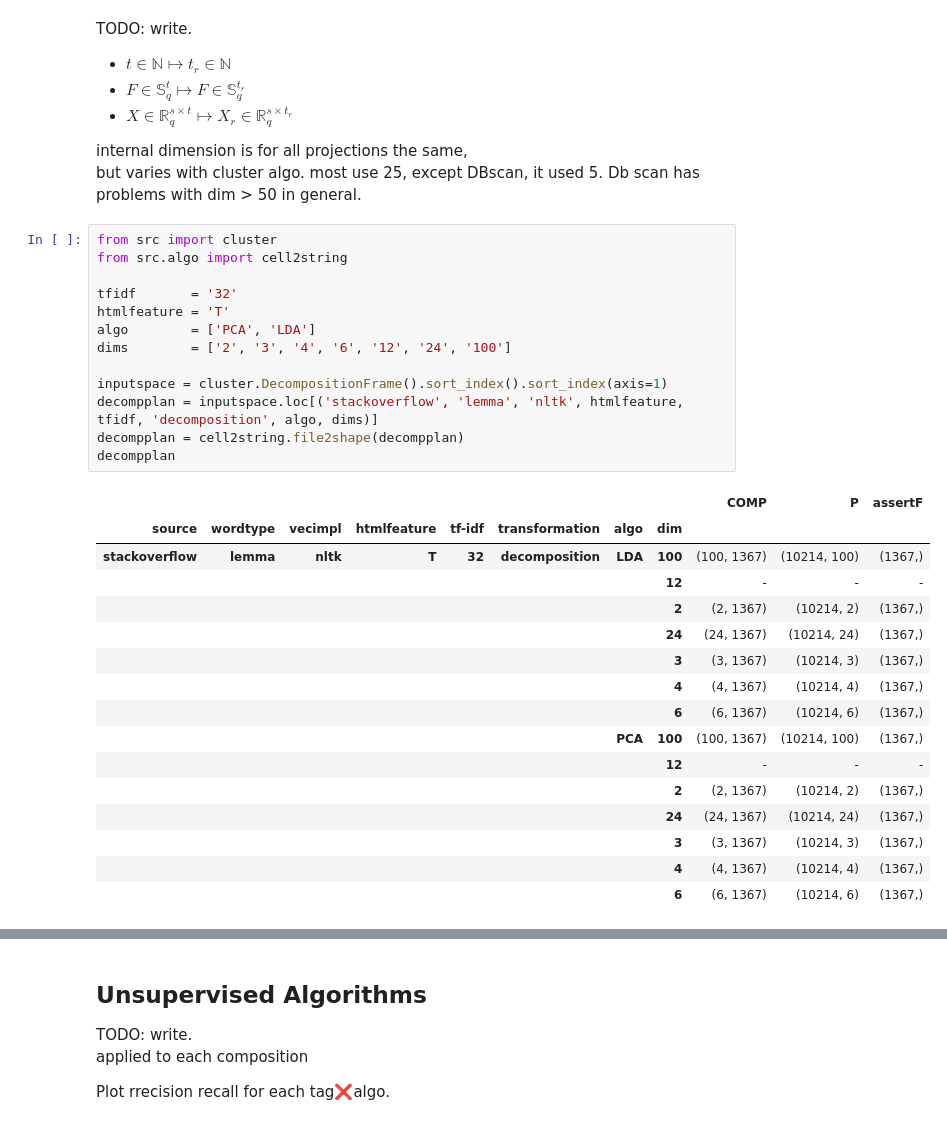
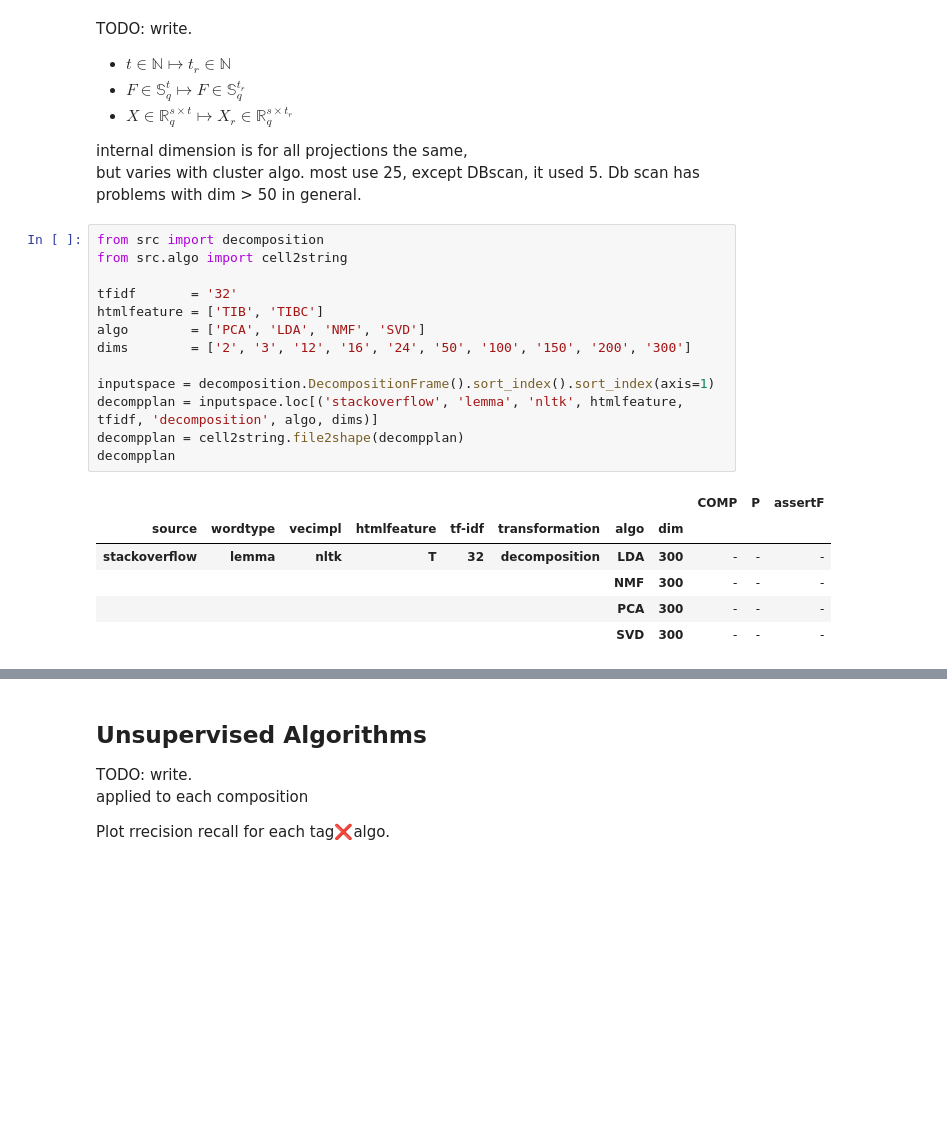
Before and after one commit to glouwa/StackOverflowTopicClustering, a Jupyter notebook: cluster.ipynb, the cells around one changed output, grey strips where cells are left out. Cells and saved outputs as stored; diff of their text form; blank space fills up the shorter version.

Commit message:
clustering scores

```diff
--- a/cluster.ipynb
+++ b/cluster.ipynb
@@ -29,32 +29,22 @@ internal dimension is for all projections the same,<br>
 but varies with cluster algo.
 most use 25, except DBscan, it used 5. Db scan has problems with dim > 50 in general.
 # %%
-from src import cluster
+from src import decomposition
 from src.algo import cell2string
 
 tfidf       = '32'
-htmlfeature = 'T'
-algo        = ['PCA', 'LDA']
-dims        = ['2', '3', '4', '6', '12', '24', '100']
+htmlfeature = ['TIB', 'TIBC']
+algo        = ['PCA', 'LDA', 'NMF', 'SVD']
+dims        = ['2', '3', '12', '16', '24', '50', '100', '150', '200', '300']
 
-inputspace = cluster.DecompositionFrame().sort_index().sort_index(axis=1)
+inputspace = decomposition.DecompositionFrame().sort_index().sort_index(axis=1)
 decompplan = inputspace.loc[('stackoverflow', 'lemma', 'nltk', htmlfeature, tfidf, 'decomposition', algo, dims)]
 decompplan = cell2string.file2shape(decompplan)
 decompplan
 # %% [output]
 |  |  |  |  |  |  |  |  | COMP | P | assertF |
 | source | wordtype | vecimpl | htmlfeature | tf-idf | transformation | algo | dim |  |  |  |
-| stackoverflow | lemma | nltk | T | 32 | decomposition | LDA | 100 | (100, 1367) | (10214, 100) | (1367,) |
-|  |  |  |  |  |  |  | 12 | - | - | - |
-|  |  |  |  |  |  |  | 2 | (2, 1367) | (10214, 2) | (1367,) |
-|  |  |  |  |  |  |  | 24 | (24, 1367) | (10214, 24) | (1367,) |
-|  |  |  |  |  |  |  | 3 | (3, 1367) | (10214, 3) | (1367,) |
-|  |  |  |  |  |  |  | 4 | (4, 1367) | (10214, 4) | (1367,) |
-|  |  |  |  |  |  |  | 6 | (6, 1367) | (10214, 6) | (1367,) |
-|  |  |  |  |  |  | PCA | 100 | (100, 1367) | (10214, 100) | (1367,) |
-|  |  |  |  |  |  |  | 12 | - | - | - |
-|  |  |  |  |  |  |  | 2 | (2, 1367) | (10214, 2) | (1367,) |
-|  |  |  |  |  |  |  | 24 | (24, 1367) | (10214, 24) | (1367,) |
-|  |  |  |  |  |  |  | 3 | (3, 1367) | (10214, 3) | (1367,) |
-|  |  |  |  |  |  |  | 4 | (4, 1367) | (10214, 4) | (1367,) |
-|  |  |  |  |  |  |  | 6 | (6, 1367) | (10214, 6) | (1367,) |
+| stackoverflow | lemma | nltk | T | 32 | decomposition | LDA | 300 | - | - | - |
+|  |  |  |  |  |  | NMF | 300 | - | - | - |
+|  |  |  |  |  |  | PCA | 300 | - | - | - |
+|  |  |  |  |  |  | SVD | 300 | - | - | - |
```
Also changed, not shown: parts of 6 cells of this notebook, 9 other files.
